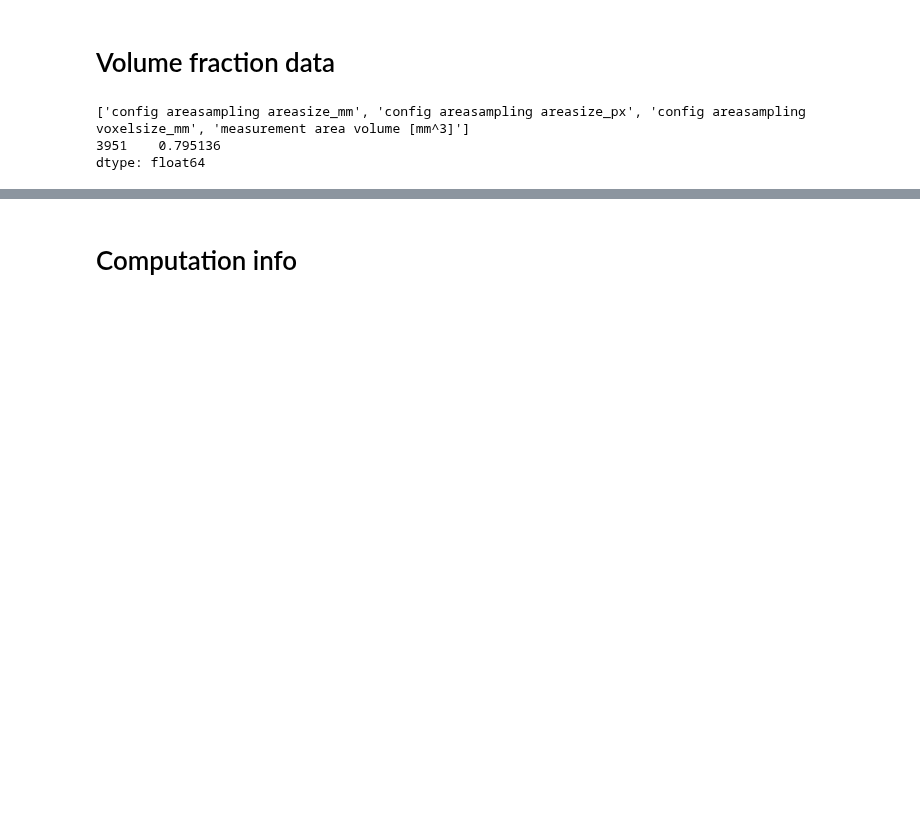
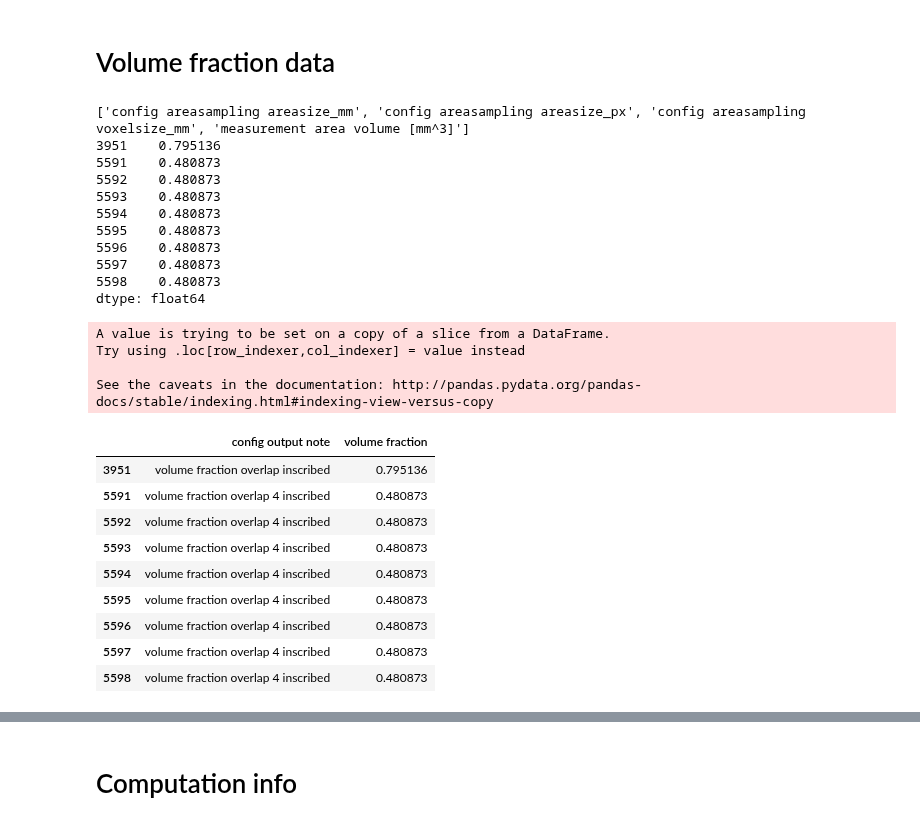
Before and after one commit to mjirik/teigen, a Jupyter notebook: examples/paperfigures.ipynb, the cells around one changed output, grey strips where cells are left out. Saved outputs shown, nothing was run; the diff lists cells and outputs as text; code cells hidden in the pictures; blank space fills up the shorter version.

```diff
--- a/examples/paperfigures.ipynb
+++ b/examples/paperfigures.ipynb
@@ -295,20 +312,45 @@ http://home.zcu.cz/~mjirik/lisa/teigen/teigen_porosity_001.zip
 # %% [markdown]
 # Volume fraction data
 # %%
-dfs = df[
-    df[note_key] == "volume fraction overlap inscribed"
-]
+dfs = select_df(df, note_contains= "volume fraction")
+# dfs = df[
+#     df[note_key] == "volume fraction overlap inscribed"
+# ]
 # np.unique(df[note_key])
 dfs["numeric volume [mm^3]"]
 print(list_filter(dfs.keys(), contain="area"))
 
 # print(list_filter(dfs.keys(), contain="frac"))
 volume_fraction = dfs["numeric volume [mm^3]"] / dfs["measurement area volume [mm^3]"]
+dfs["volume fraction"] = volume_fraction
 print(volume_fraction)
+dfs[[note_key, "volume fraction"]]
 # %% [output]
 ['config areasampling areasize_mm', 'config areasampling areasize_px', 'config areasampling voxelsize_mm', 'measurement area volume [mm^3]']
 3951    0.795136
+5591    0.480873
+5592    0.480873
+5593    0.480873
+5594    0.480873
+5595    0.480873
+5596    0.480873
+5597    0.480873
+5598    0.480873
 dtype: float64
+A value is trying to be set on a copy of a slice from a DataFrame.
+Try using .loc[row_indexer,col_indexer] = value instead
+
+See the caveats in the documentation: http://pandas.pydata.org/pandas-docs/stable/indexing.html#indexing-view-versus-copy
+|  | config output note | volume fraction |
+| 3951 | volume fraction overlap inscribed | 0.795136 |
+| 5591 | volume fraction overlap 4 inscribed | 0.480873 |
+| 5592 | volume fraction overlap 4 inscribed | 0.480873 |
+| 5593 | volume fraction overlap 4 inscribed | 0.480873 |
+| 5594 | volume fraction overlap 4 inscribed | 0.480873 |
+| 5595 | volume fraction overlap 4 inscribed | 0.480873 |
+| 5596 | volume fraction overlap 4 inscribed | 0.480873 |
+| 5597 | volume fraction overlap 4 inscribed | 0.480873 |
+| 5598 | volume fraction overlap 4 inscribed | 0.480873 |
 # %% [markdown]
 ## volume fraction 34%
 
```
Also changed, not shown: parts of 8 cells of this notebook, 1 other file.
